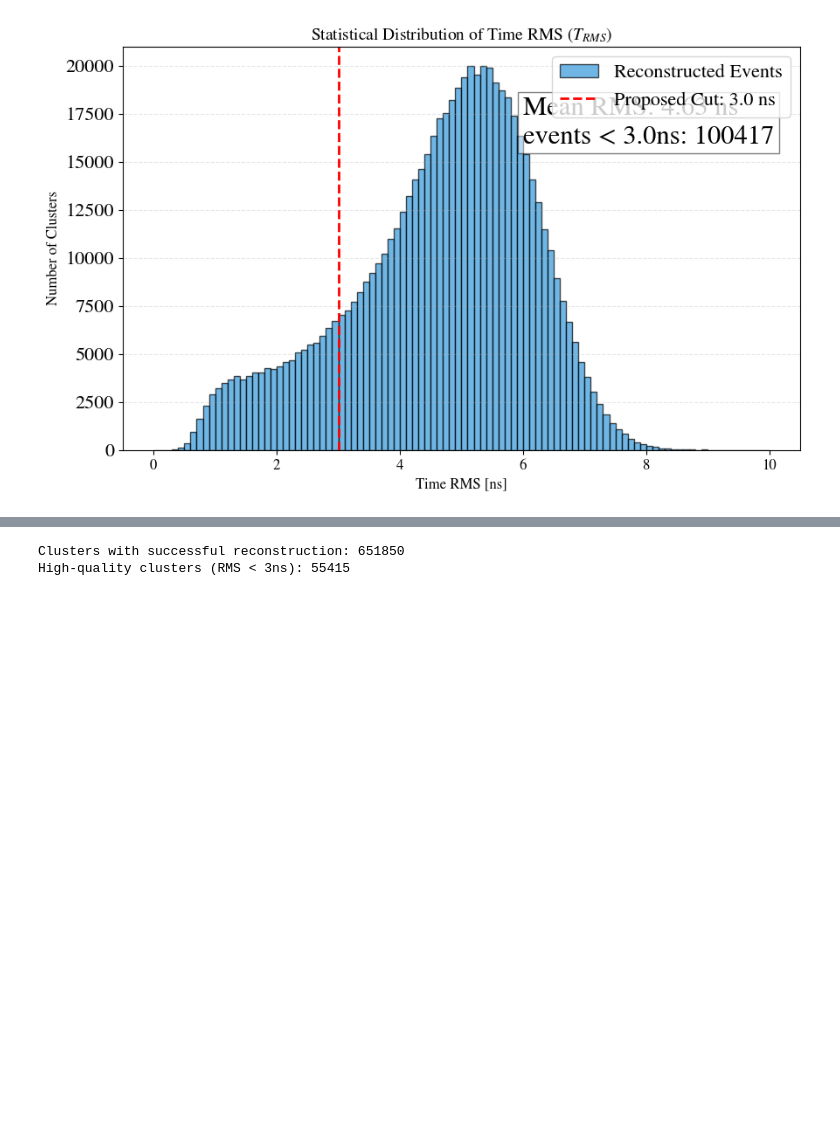
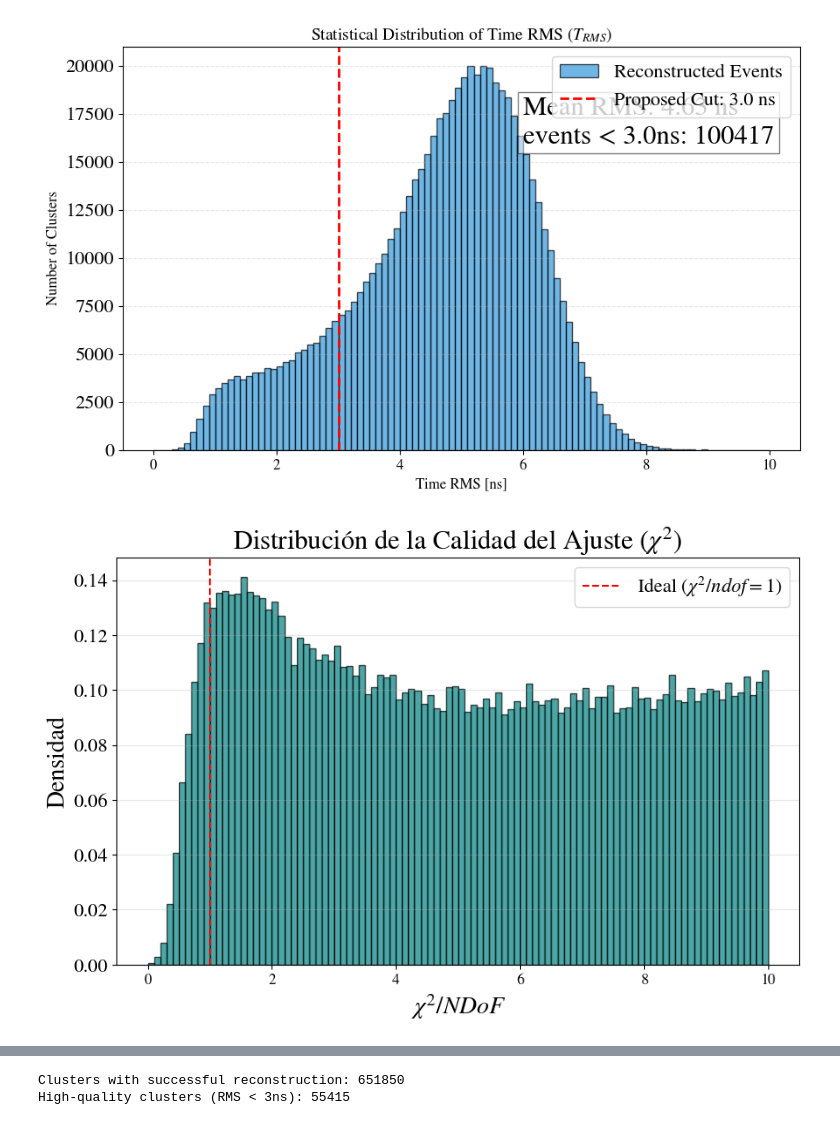
Before and after one commit to elenaramos44/9Li_analysis, a Jupyter notebook: notebooks/multilat_vertex.ipynb, the cells around one changed output, grey strips where cells are left out. Drawn from its saved outputs; the diff is of its cells as text; code cells hidden in the pictures; blank space fills up the shorter version.

```diff
--- a/notebooks/multilat_vertex.ipynb
+++ b/notebooks/multilat_vertex.ipynb
@@ -81,17 +91,0 @@ df_all.head()
-# %%
-import ast
-import pandas as pd
-from glob import glob
-
-# Definir los conversores para que las columnas de listas se lean correctamente
-convert_dict = {
-    'hit_times_ns': ast.literal_eval,
-    'hit_slot_ids': ast.literal_eval,
-    'hit_channel_ids': ast.literal_eval
-}
-
-# Cargar los archivos directamente como listas
-multilat_files = glob("/scratch/elena/9Li/results/run1848/multilat_output/*_multilat_full.csv")
-df_all = pd.concat([pd.read_csv(f, converters=convert_dict) for f in multilat_files])
-
-print(f"Total clusters loaded correctly: {len(df_all)}")
@@ -152,3 +162,17 @@ plt.text(6, max(counts)*0.8, f"Mean RMS: {mean_rms:.2f} ns\nevents < {current_cu
 plt.show()
 # %% [output]
 [figure]
+# %%
+plt.figure(figsize=(10, 6))
+plt.hist(df_all['chi2_ndof'].dropna(), bins=100, range=(0, 10),
+         color='teal', alpha=0.7, edgecolor='black', density=True)
+
+plt.axvline(1.0, color='red', linestyle='--', label="Ideal ($\chi^2/ndof=1$)")
+plt.title("Distribución de la Calidad del Ajuste ($\chi^2$)", fontsize=22)
+plt.xlabel("$\chi^2 / NDoF$")
+plt.ylabel("Densidad")
+plt.legend()
+plt.grid(axis='y', alpha=0.3)
+plt.show()
+# %% [output]
+[figure, added]
```
Also changed, not shown: parts of 15 cells of this notebook, 4 other files.
